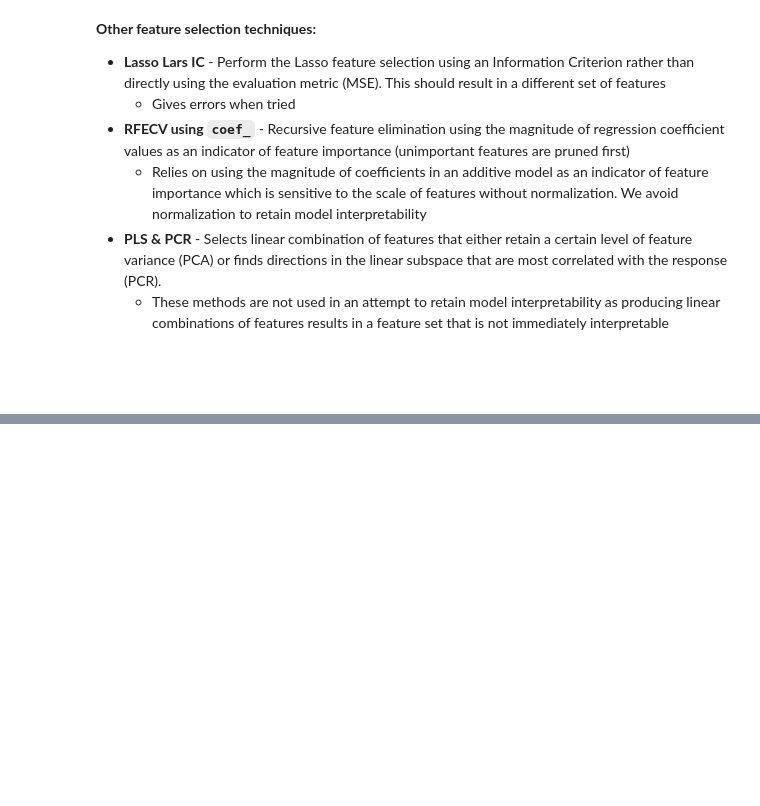
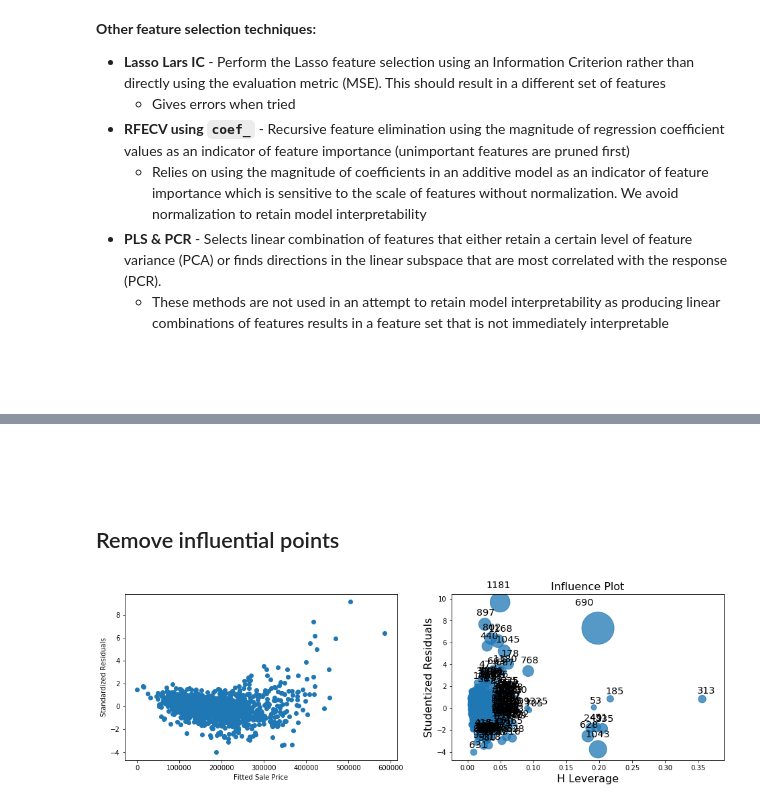
Before and after one commit to W-Tran/advanced-regression-techniques, a Jupyter notebook: advanced-regression-techniques.ipynb, the cells around one changed output, grey strips where cells are left out. Cells and saved outputs as stored; diff of their text form; code cells hidden in the pictures; blank space fills up the shorter version.

```diff
--- a/advanced-regression-techniques.ipynb
+++ b/advanced-regression-techniques.ipynb
@@ -763,0 +862,20 @@ Random Forest best RMSE: 28782.81928525163
+# %% [markdown]
+<br>
+<br>
+# %% [markdown]
+## Remove influential points
+# %%
+influential_points = [1298, 523, 1324]
+lin_regr_drop = sm.OLS(train_labels['SalePrice'].drop(influential_points).values,
+                  sm.add_constant(train_df_sfs.drop(influential_points).values)).fit()
+
+fig=plt.figure(figsize=(16,10))
+ax1 = plt.subplot(221)
+ax1.scatter(lin_regr_drop.predict(), lin_regr_drop.resid_pearson)
+ax1.set_xlabel("Fitted Sale Price")
+ax1.set_ylabel("Standardized Residuals")
+
+ax2 = plt.subplot(222)
+fig = sm.graphics.influence_plot(lin_regr_drop, ax=ax2, criterion="cooks")
+# %% [output]
+[figure, added]
```
Also changed, not shown: parts of 24 cells of this notebook.
